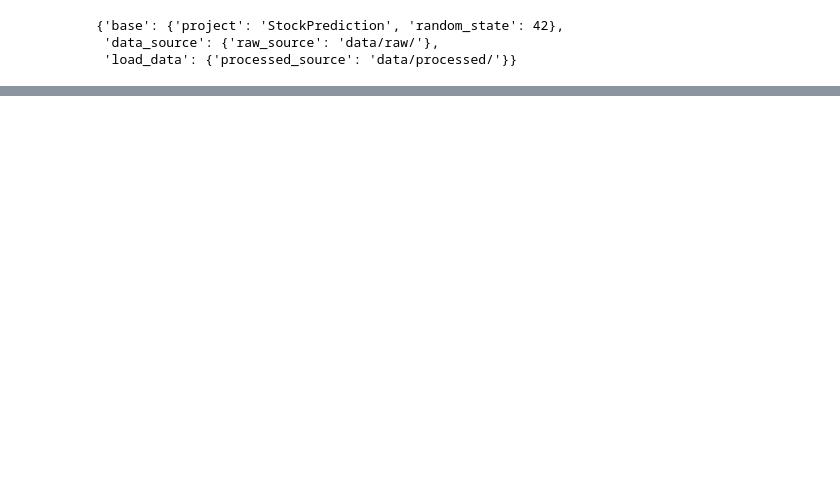
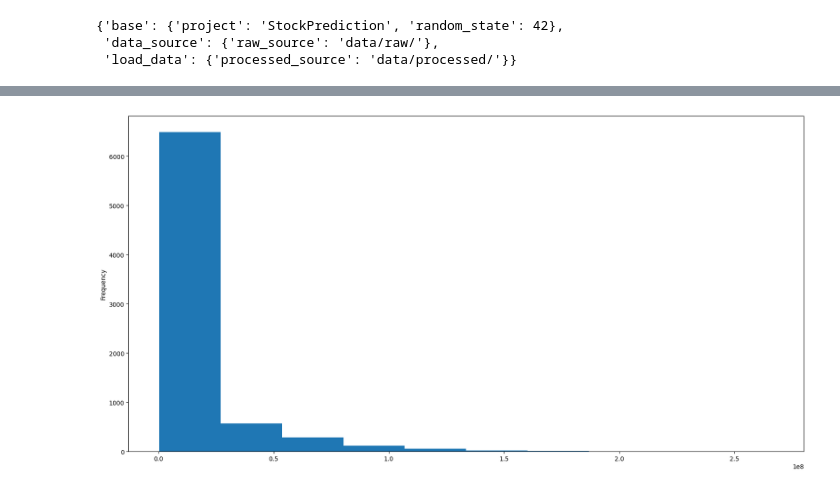
Before and after one commit to sadhiin/stock-prediction, a Jupyter notebook: notebooks/trail.ipynb, the cells around one changed output, grey strips where cells are left out. Saved outputs shown, nothing was run; the diff lists cells and outputs as text; code cells hidden in the pictures; blank space fills up the shorter version.

```diff
--- a/notebooks/trail.ipynb
+++ b/notebooks/trail.ipynb
@@ -26,0 +154,3 @@ params
+# %%
+x = df[['open','volume']]
+y = df[['close']]
@@ -26,0 +162,5 @@ params
+# %%
+x['volume'].plot(kind='hist', figsize=(20, 10))
+plt.show()
+# %% [output]
+[figure, added]
```
Also changed, not shown: parts of 38 cells of this notebook, 1 other file.
